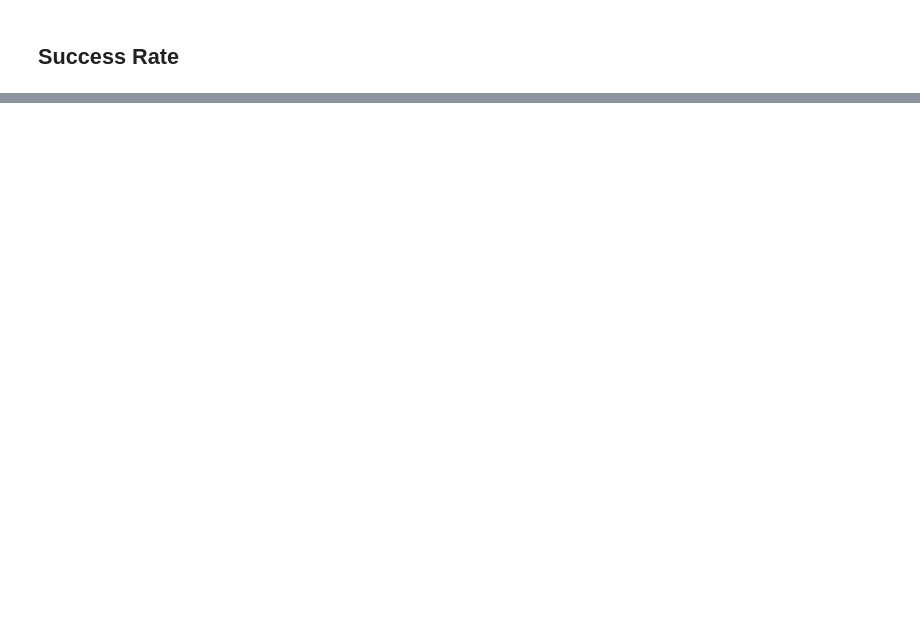
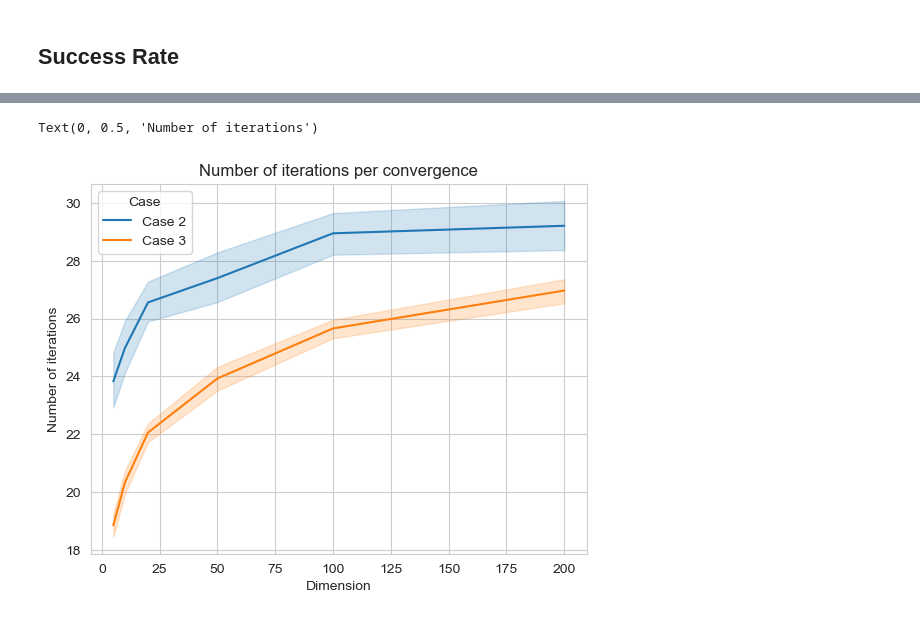
Before and after one commit to spicadust/NO-handins, a Jupyter notebook: NO-handin6/evaluation.ipynb, the cells around one changed output, grey strips where cells are left out. Cells and saved outputs as stored; diff of their text form; code cells hidden in the pictures; blank space fills up the shorter version.

```diff
--- a/NO-handin6/evaluation.ipynb
+++ b/NO-handin6/evaluation.ipynb
@@ -149,7 +148,7 @@ plt.show()
 # %% [markdown]
 ## Success Rate
 # %%
-def generate_sucess_results (qbrs: list, epsilon_scale: float = 1e-8):
+def generate_sucess_results (qbrs: list, epsilon_scale: float = 1e-6):
     success = 0
     fail = 0
     for qbr in qbrs:
@@ -194,0 +274,46 @@ plt.show()
+# %%
+def generate_iter_results(qbrs: list, epsilon_scale: float = 1e-6):
+    iters = []
+    for qbr in qbrs:
+        q, b, r = qbr
+        epsilon = r * epsilon_scale
+        try:
+            _, iter = min_quad_with_iter(q, b, r, epsilon)
+            iters.append(iter)
+        except Exception as e:
+            # print(e)
+            continue
+    return iters
+
+dimensions = [5, 10, 20, 50, 100, 200]
+
+iters = []
+dims = []
+cases = []
+
+iters_2 = []
+for dim in tqdm(dimensions):
+    inputs = generate_pos_qbr([dim], 100, False)
+    c2_iter_results = generate_iter_results(inputs)
+    dims += [dim] * len(c2_iter_results)
+    cases += ['Case 2'] * len(c2_iter_results)
+    iters += c2_iter_results
+
+iters_3 = []
+for dim in tqdm(dimensions):
+    inputs = generate_neg_qbr([dim], 100)
+    c3_iter_results  = generate_iter_results(inputs)
+    dims += [dim] * len(c3_iter_results)
+    cases += ['Case 3'] * len(c3_iter_results)
+    iters += c3_iter_results
+
+data_iters = pd.DataFrame({'Dimension': dims, 'Case': cases, 'Iteration': iters})
+# %%
+sns.set_style('whitegrid')
+sns.lineplot(data=data_iters, x='Dimension', y='Iteration', hue='Case')
+plt.title('Number of iterations per convergence')
+plt.xlabel('Dimension')
+plt.ylabel('Number of iterations')
+# %% [output]
+Text(0, 0.5, 'Number of iterations')
+[figure, added]
```
Also changed, not shown: parts of 9 cells of this notebook.
